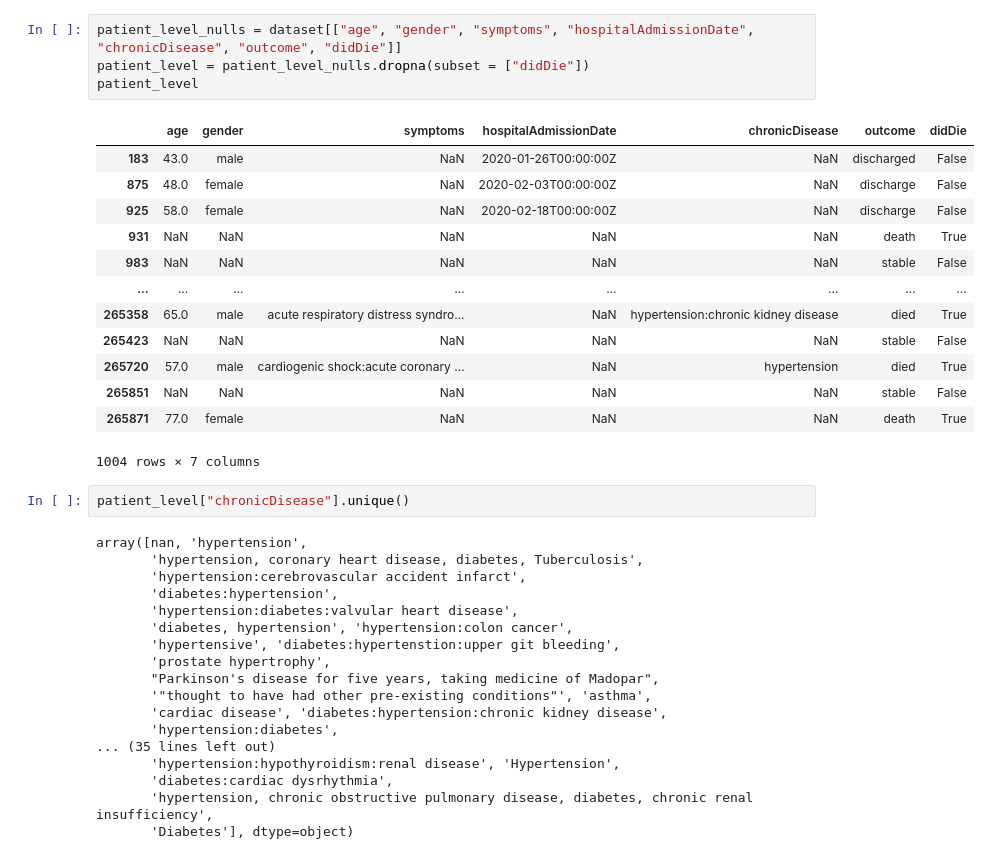
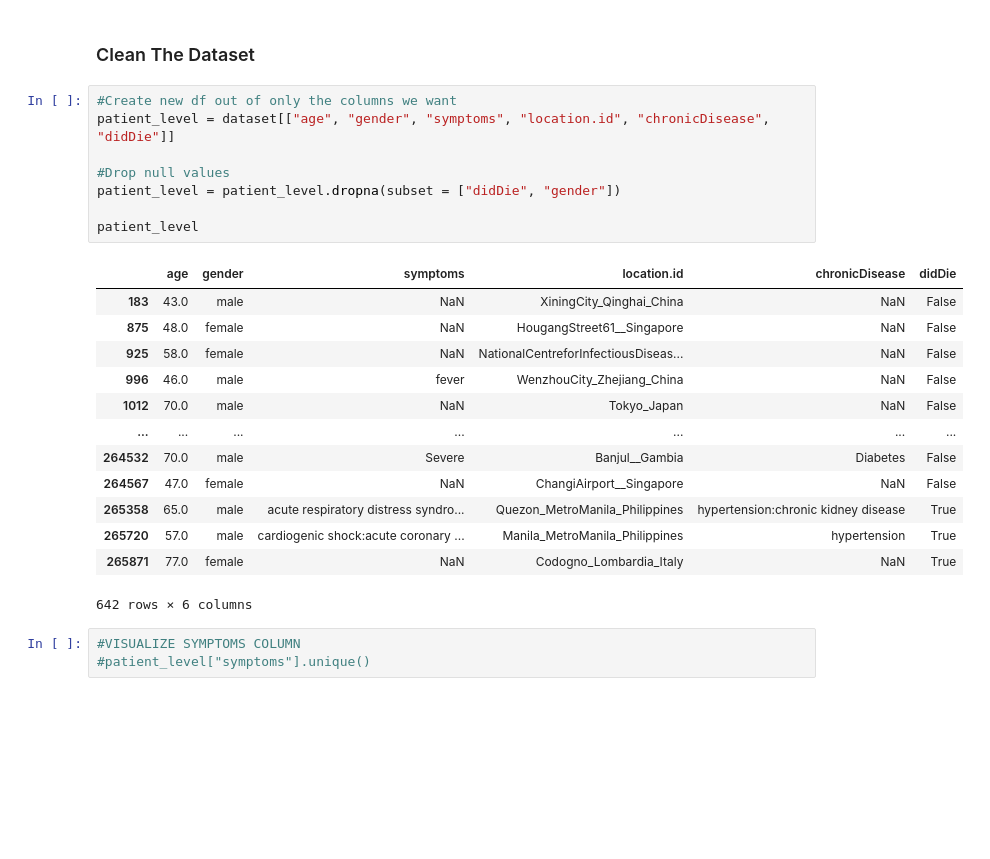
Before and after one commit to edsto1/Covid19_Analysis_and_MachineLearning_Predictions, a Jupyter notebook: Aritificial_Neural_Network_Covid_Risk.ipynb, the cells around one changed output. Saved outputs shown, nothing was run; the diff lists cells and outputs as text; blank space fills up the shorter version.

```diff
--- a/Aritificial_Neural_Network_Covid_Risk.ipynb
+++ b/Aritificial_Neural_Network_Covid_Risk.ipynb
@@ -27,38 +51,27 @@ dataset
+# %% [markdown]
+### Clean The Dataset
 # %%
-patient_level_nulls = dataset[["age", "gender", "symptoms", "hospitalAdmissionDate", "chronicDisease", "outcome", "didDie"]]
-patient_level = patient_level_nulls.dropna(subset = ["didDie"])
+#Create new df out of only the columns we want
+patient_level = dataset[["age", "gender", "symptoms", "location.id", "chronicDisease", "didDie"]]
+
+#Drop null values
+patient_level = patient_level.dropna(subset = ["didDie", "gender"])
+
 patient_level
 # %% [output]
-|  | age | gender | symptoms | hospitalAdmissionDate | chronicDisease | outcome | didDie |
-| 183 | 43.0 | male | NaN | 2020-01-26T00:00:00Z | NaN | discharged | False |
-| 875 | 48.0 | female | NaN | 2020-02-03T00:00:00Z | NaN | discharge | False |
-| 925 | 58.0 | female | NaN | 2020-02-18T00:00:00Z | NaN | discharge | False |
-| 931 | NaN | NaN | NaN | NaN | NaN | death | True |
-| 983 | NaN | NaN | NaN | NaN | NaN | stable | False |
-| ... | ... | ... | ... | ... | ... | ... | ... |
-| 265358 | 65.0 | male | acute respiratory distress syndro... | NaN | hypertension:chronic kidney disease | died | True |
-| 265423 | NaN | NaN | NaN | NaN | NaN | stable | False |
-| 265720 | 57.0 | male | cardiogenic shock:acute coronary ... | NaN | hypertension | died | True |
-| 265851 | NaN | NaN | NaN | NaN | NaN | stable | False |
-| 265871 | 77.0 | female | NaN | NaN | NaN | death | True |
+|  | age | gender | symptoms | location.id | chronicDisease | didDie |
+| 183 | 43.0 | male | NaN | XiningCity_Qinghai_China | NaN | False |
+| 875 | 48.0 | female | NaN | HougangStreet61__Singapore | NaN | False |
+| 925 | 58.0 | female | NaN | NationalCentreforInfectiousDiseas... | NaN | False |
+| 996 | 46.0 | male | fever | WenzhouCity_Zhejiang_China | NaN | False |
+| 1012 | 70.0 | male | NaN | Tokyo_Japan | NaN | False |
+| ... | ... | ... | ... | ... | ... | ... |
+| 264532 | 70.0 | male | Severe | Banjul__Gambia | Diabetes | False |
+| 264567 | 47.0 | female | NaN | ChangiAirport__Singapore | NaN | False |
+| 265358 | 65.0 | male | acute respiratory distress syndro... | Quezon_MetroManila_Philippines | hypertension:chronic kidney disease | True |
+| 265720 | 57.0 | male | cardiogenic shock:acute coronary ... | Manila_MetroManila_Philippines | hypertension | True |
+| 265871 | 77.0 | female | NaN | Codogno_Lombardia_Italy | NaN | True |
-1004 rows × 7 columns
+642 rows × 6 columns
-# %%
-patient_level["chronicDisease"].unique()
-# %% [output]
-array([nan, 'hypertension',
-       'hypertension, coronary heart disease, diabetes, Tuberculosis',
-       'hypertension:cerebrovascular accident infarct',
-       'diabetes:hypertension',
-       'hypertension:diabetes:valvular heart disease',
-       'diabetes, hypertension', 'hypertension:colon cancer',
-       'hypertensive', 'diabetes:hypertenstion:upper git bleeding',
-       'prostate hypertrophy',
-       "Parkinson's disease for five years, taking medicine of Madopar",
-       '"thought to have had other pre-existing conditions"', 'asthma',
-       'cardiac disease', 'diabetes:hypertension:chronic kidney disease',
-       'hypertension:diabetes',
-... (35 lines left out)
-       'hypertension:hypothyroidism:renal disease', 'Hypertension',
-       'diabetes:cardiac dysrhythmia',
-       'hypertension, chronic obstructive pulmonary disease, diabetes, chronic renal insufficiency',
-       'Diabetes'], dtype=object)
+# %%
+#VISUALIZE SYMPTOMS COLUMN
+#patient_level["symptoms"].unique()
```
Also changed, not shown: parts of 29 cells of this notebook, 1 other file.
